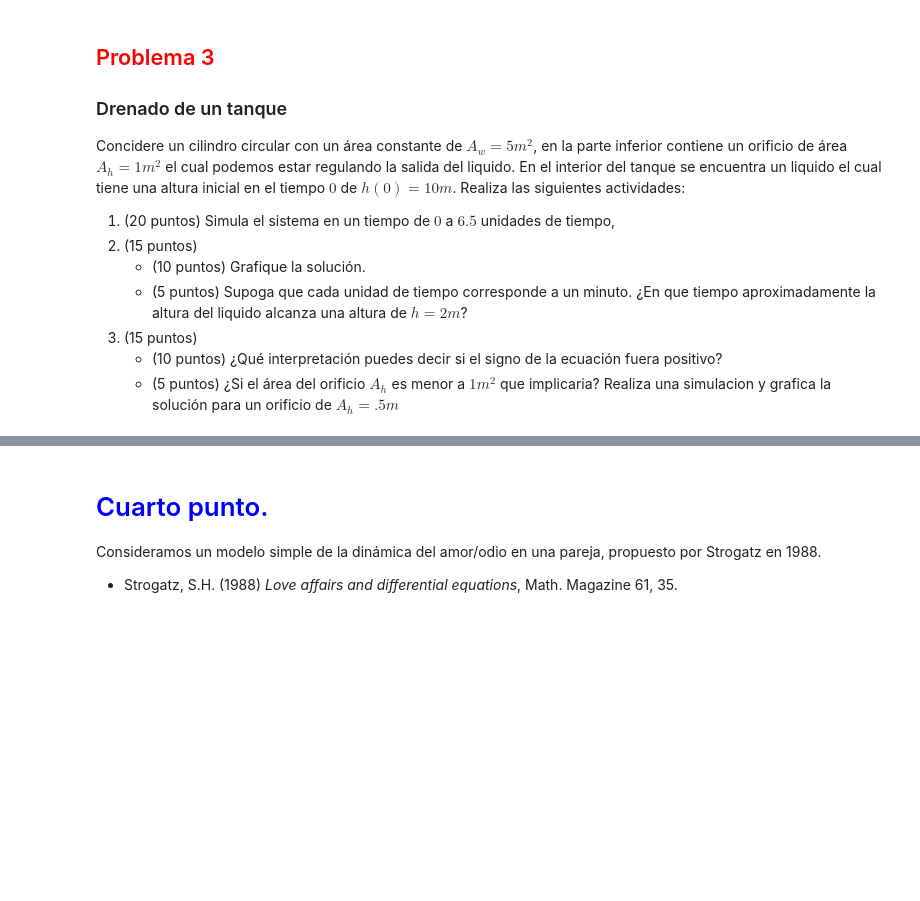
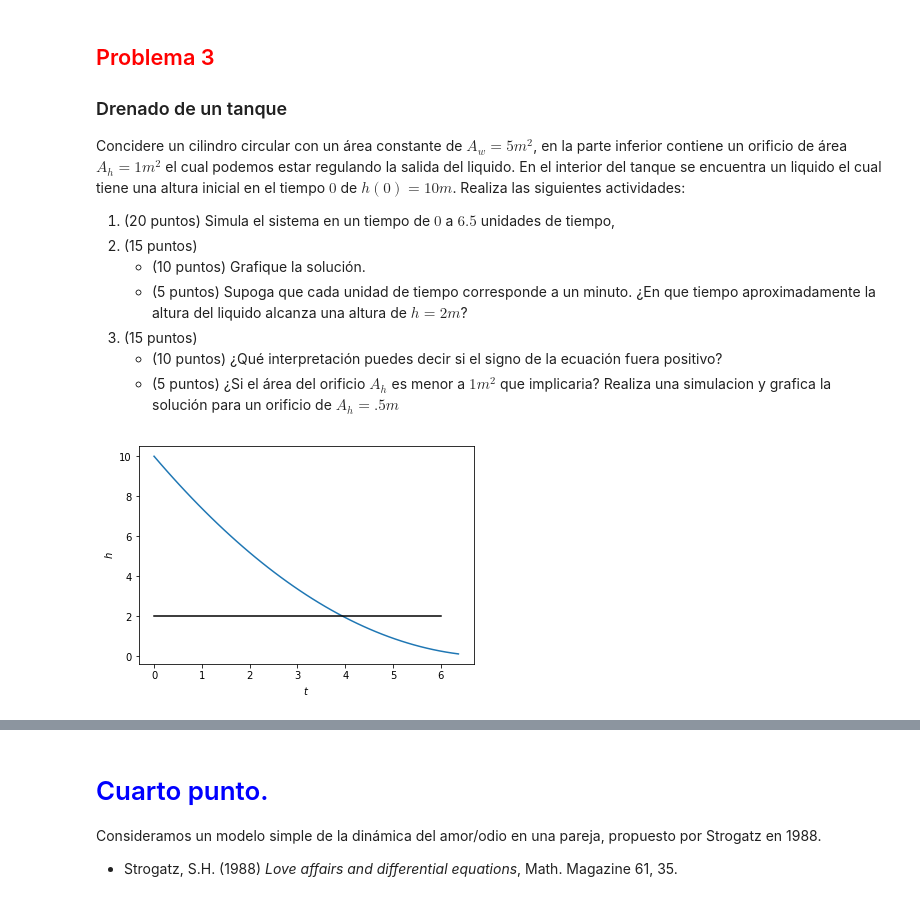
Before and after one commit to anapaugiusti/SImulacion_Matematica, a Jupyter notebook: Examen2_GiustiAnaPaula.ipynb, the cells around one changed output, grey strips where cells are left out. Saved outputs shown, nothing was run; the diff lists cells and outputs as text; code cells hidden in the pictures; blank space fills up the shorter version.

```diff
--- a/Examen2_GiustiAnaPaula.ipynb
+++ b/Examen2_GiustiAnaPaula.ipynb
@@ -230,3 +264,23 @@ Concidere un cilindro circular con un área constante de $A_w = 5 m^2$, en la pa
 3. (15 puntos)
     - (10 puntos) ¿Qué interpretación puedes decir si el signo de la ecuación fuera positivo?
     - (5  puntos)  ¿Si el área del orificio $A_h$ es menor a $1 m^2$ que implicaria? Realiza una simulacion y grafica la solución para un orificio de $A_h = .5 m$
+# %%
+#Resultado: Punto 1
+import math
+def dh(h, t):
+    g = 9.8
+    Aw= 5
+    Ah= 1
+    return -(Ah/Aw) * (2*g*h)**(1/2)
+t = np.linspace(0, 6.5)
+h0 = 10
+f = odeint(dh,h0,t)
+# %%
+#Resultado: Punto 2
+plt.plot(t, f)
+plt.plot([0,6],[2,2], 'k')
+plt.xlabel('$t$')
+plt.ylabel('$h$')
+plt.show()
+# %% [output]
+[figure, added]
```
Also changed, not shown: parts of 29 cells of this notebook, 2 other files.
